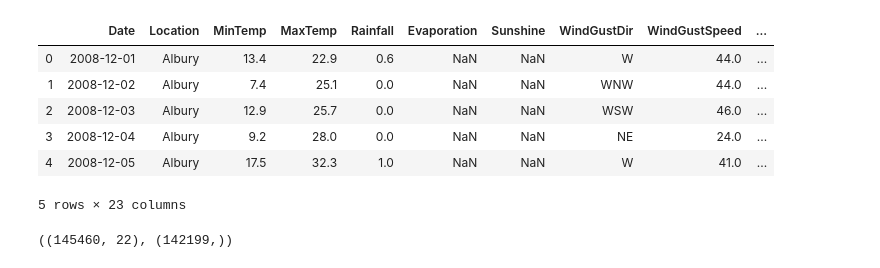
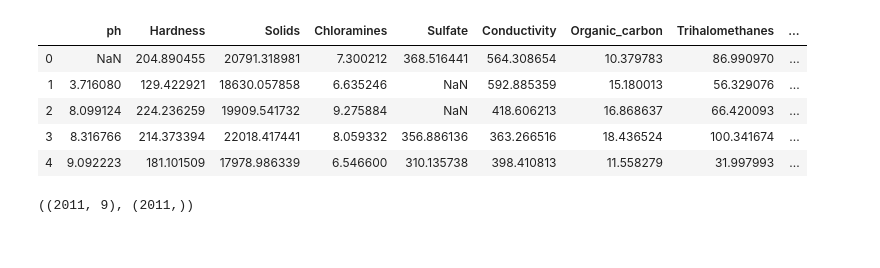
Before and after one commit to LuizGuzzo/Mestrado, a Jupyter notebook: patternRecognition/atividades/ativ3.ipynb, the cells around one changed output. Saved outputs shown, nothing was run; the diff lists cells and outputs as text; code cells hidden in the pictures.

```diff
--- a/patternRecognition/atividades/ativ3.ipynb
+++ b/patternRecognition/atividades/ativ3.ipynb
@@ -6,29 +6,28 @@ from sklearn import linear_model
 from sklearn import metrics
 # from sklearn.linear_model import LogisticRegression
 # %%
-db = pd.read_csv("weatherAUS.csv")
+db = pd.read_csv("water_potability.csv")
 data = db.copy()
 data.head()
 # %% [output]
-|  | Date | Location | MinTemp | MaxTemp | Rainfall | Evaporation | Sunshine | WindGustDir | WindGustSpeed | ... |
-| 0 | 2008-12-01 | Albury | 13.4 | 22.9 | 0.6 | NaN | NaN | W | 44.0 | ... |
-| 1 | 2008-12-02 | Albury | 7.4 | 25.1 | 0.0 | NaN | NaN | WNW | 44.0 | ... |
-| 2 | 2008-12-03 | Albury | 12.9 | 25.7 | 0.0 | NaN | NaN | WSW | 46.0 | ... |
-| 3 | 2008-12-04 | Albury | 9.2 | 28.0 | 0.0 | NaN | NaN | NE | 24.0 | ... |
-| 4 | 2008-12-05 | Albury | 17.5 | 32.3 | 1.0 | NaN | NaN | W | 41.0 | ... |
+|  | ph | Hardness | Solids | Chloramines | Sulfate | Conductivity | Organic_carbon | Trihalomethanes | ... |
+| 0 | NaN | 204.890455 | 20791.318981 | 7.300212 | 368.516441 | 564.308654 | 10.379783 | 86.990970 | ... |
+| 1 | 3.716080 | 129.422921 | 18630.057858 | 6.635246 | NaN | 592.885359 | 15.180013 | 56.329076 | ... |
+| 2 | 8.099124 | 224.236259 | 19909.541732 | 9.275884 | NaN | 418.606213 | 16.868637 | 66.420093 | ... |
+| 3 | 8.316766 | 214.373394 | 22018.417441 | 8.059332 | 356.886136 | 363.266516 | 18.436524 | 100.341674 | ... |
+| 4 | 9.092223 | 181.101509 | 17978.986339 | 6.546600 | 310.135738 | 398.410813 | 11.558279 | 31.997993 | ... |
-5 rows × 23 columns
 # %%
 
+db = db.dropna()
 data = db.copy()
-data = data[data['RainToday'].notna()]
-data = data.replace(['No', 'Yes', None], [0,1,-1]) # coloquei isso e funcionou
-y = data.RainToday
-X = db.drop(columns=['RainToday'])
+
+y = data.Potability
+X = db.drop(columns=['Potability'])
 
 
 X.shape, y.shape
 # %% [output]
-((145460, 22), (142199,))
+((2011, 9), (2011,))
 # %%
 # o Y é o charge, para cada charge, ou seja para cada linha eu ploto o valor do charge e a coluna que estou visitando
 # primeiro exemplo é para o valor X de charge qual é a idade correspondente (idade,charge)
```
Also changed, not shown: parts of 4 cells of this notebook, 1 other file.
